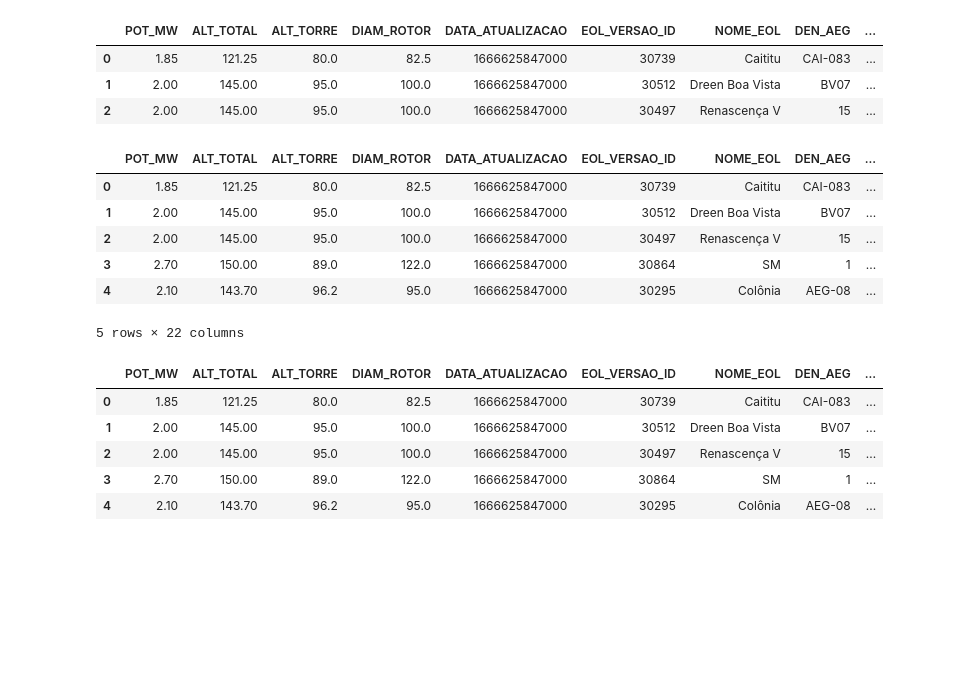
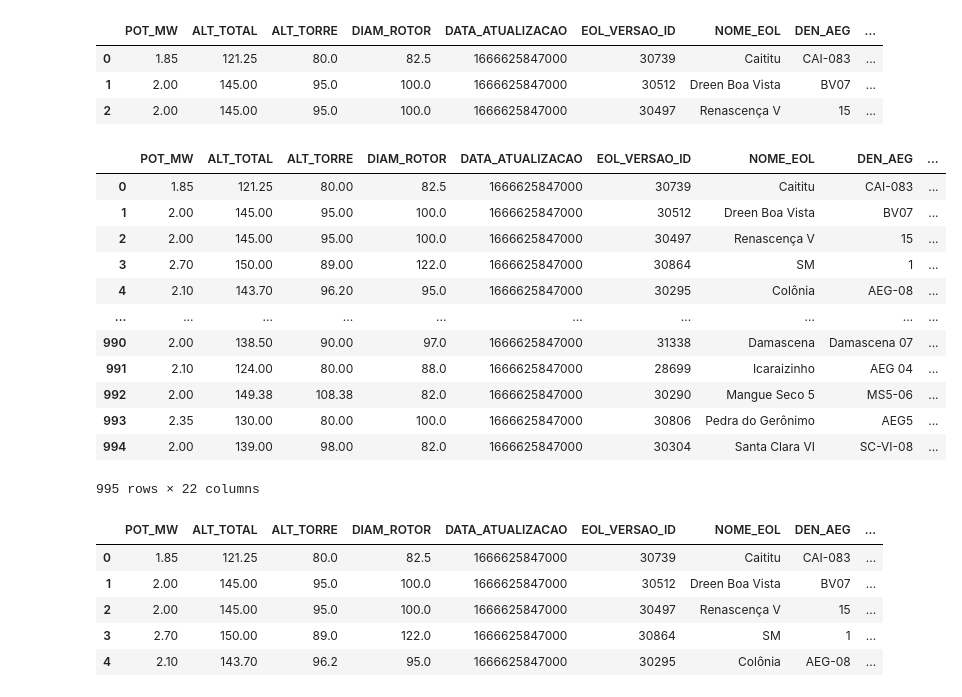
Before and after one commit to JEduardoHolanda/DataAnalysis, a Jupyter notebook: main.ipynb, the cells around one changed output. Cells and saved outputs as stored; diff of their text form; code cells hidden in the pictures; blank space fills up the shorter version.

```diff
--- a/main.ipynb
+++ b/main.ipynb
@@ -93,15 +94,21 @@ gdf.head(3)
 gdf['LONG'] = long
 gdf['LAT'] = lat
 # %%
-gdf.head(5)
+gdf.head(-5)
 # %% [output]
 |  | POT_MW | ALT_TOTAL | ALT_TORRE | DIAM_ROTOR | DATA_ATUALIZACAO | EOL_VERSAO_ID | NOME_EOL | DEN_AEG | ... |
-| 0 | 1.85 | 121.25 | 80.0 | 82.5 | 1666625847000 | 30739 | Caititu | CAI-083 | ... |
-| 1 | 2.00 | 145.00 | 95.0 | 100.0 | 1666625847000 | 30512 | Dreen Boa Vista | BV07 | ... |
-| 2 | 2.00 | 145.00 | 95.0 | 100.0 | 1666625847000 | 30497 | Renascença V | 15 | ... |
-| 3 | 2.70 | 150.00 | 89.0 | 122.0 | 1666625847000 | 30864 | SM | 1 | ... |
-| 4 | 2.10 | 143.70 | 96.2 | 95.0 | 1666625847000 | 30295 | Colônia | AEG-08 | ... |
+| 0 | 1.85 | 121.25 | 80.00 | 82.5 | 1666625847000 | 30739 | Caititu | CAI-083 | ... |
+| 1 | 2.00 | 145.00 | 95.00 | 100.0 | 1666625847000 | 30512 | Dreen Boa Vista | BV07 | ... |
+| 2 | 2.00 | 145.00 | 95.00 | 100.0 | 1666625847000 | 30497 | Renascença V | 15 | ... |
+| 3 | 2.70 | 150.00 | 89.00 | 122.0 | 1666625847000 | 30864 | SM | 1 | ... |
+| 4 | 2.10 | 143.70 | 96.20 | 95.0 | 1666625847000 | 30295 | Colônia | AEG-08 | ... |
+| ... | ... | ... | ... | ... | ... | ... | ... | ... | ... |
+| 990 | 2.00 | 138.50 | 90.00 | 97.0 | 1666625847000 | 31338 | Damascena | Damascena 07 | ... |
+| 991 | 2.10 | 124.00 | 80.00 | 88.0 | 1666625847000 | 28699 | Icaraizinho | AEG 04 | ... |
+| 992 | 2.00 | 149.38 | 108.38 | 82.0 | 1666625847000 | 30290 | Mangue Seco 5 | MS5-06 | ... |
+| 993 | 2.35 | 130.00 | 80.00 | 100.0 | 1666625847000 | 30806 | Pedra do Gerônimo | AEG5 | ... |
+| 994 | 2.00 | 139.00 | 98.00 | 82.0 | 1666625847000 | 30304 | Santa Clara VI | SC-VI-08 | ... |
-5 rows × 22 columns
+995 rows × 22 columns
 # %%
 colunas_vazias = gdf.columns[gdf.isnull().all()]
 gdf = gdf.drop(columns=colunas_vazias)
```
Also changed, not shown: parts of 12 cells of this notebook, 2 other files.
